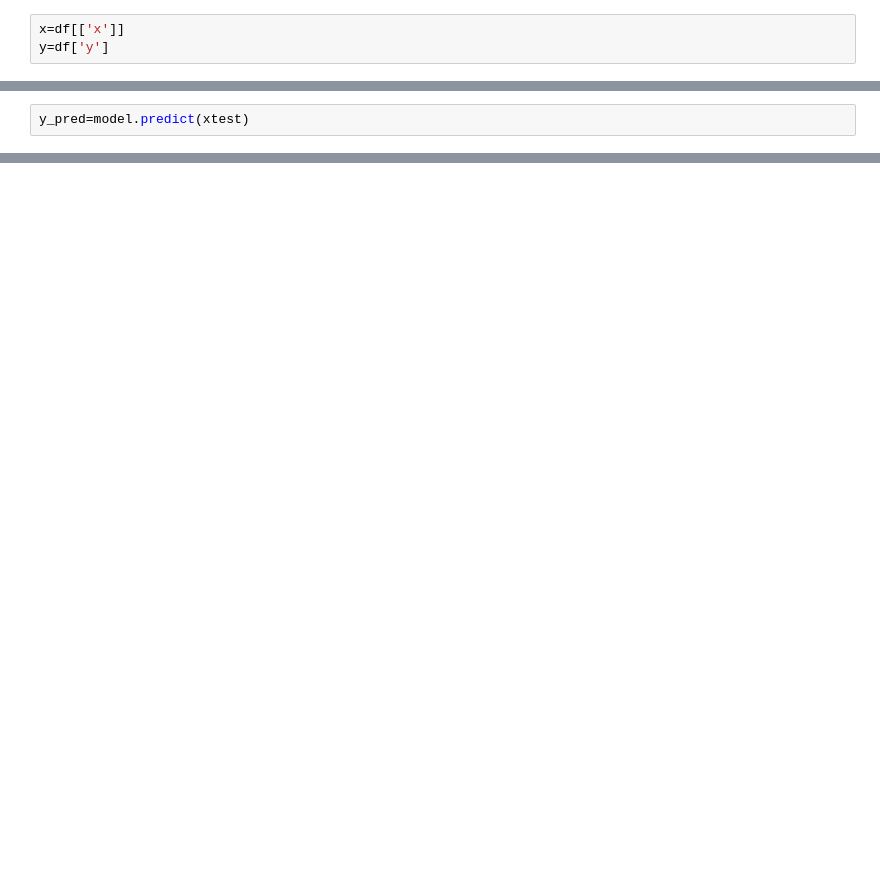
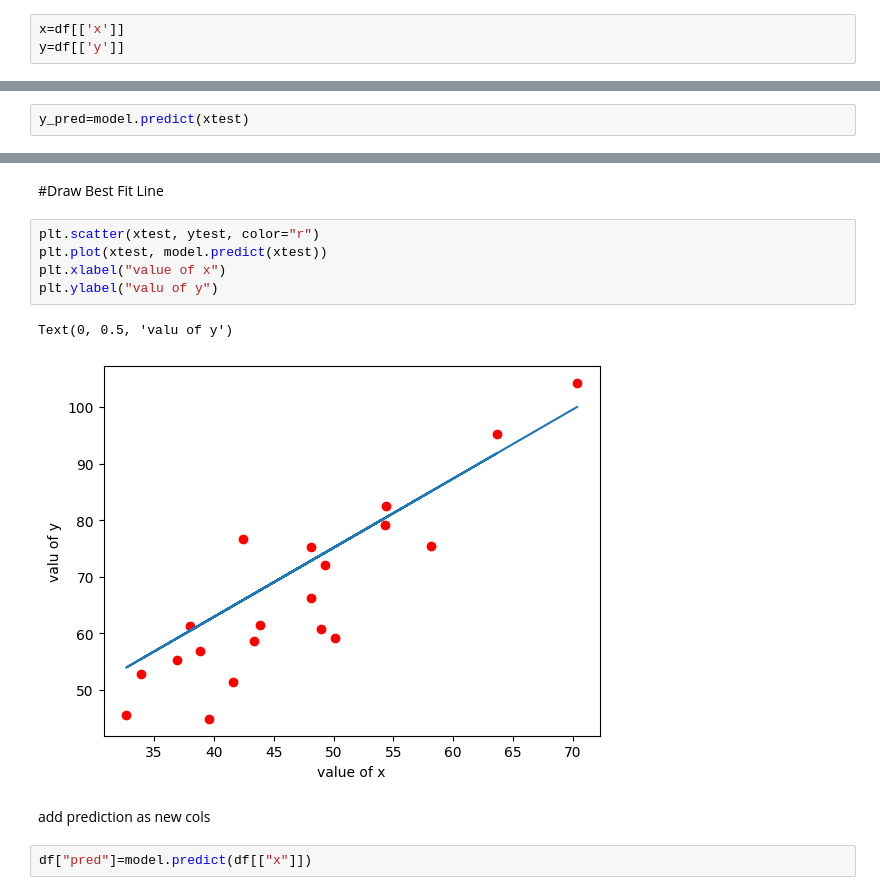
Before and after one commit to arzuantor/Linear-Regression, a Jupyter notebook: leaner_rigression_.ipynb, the cells around one changed output, grey strips where cells are left out. Saved outputs shown, nothing was run; the diff lists cells and outputs as text; blank space fills up the shorter version.

Commit message:
Draw Best Fit Line

```diff
--- a/leaner_rigression_.ipynb
+++ b/leaner_rigression_.ipynb
@@ -77,7 +77,7 @@ sns.heatmap(df.corr())
 #Data Distubution
 # %%
 x=df[['x']]
-y=df['y']
+y=df[['y']]
 # %%
 x.head(2)
 # %% [output]
@@ -156,0 +176,14 @@ array([ 75.29719392,  66.95946006,  74.20168945,  72.81387336,
+# %% [markdown]
+#Draw Best Fit Line
+# %%
+plt.scatter(xtest, ytest, color="r")
+plt.plot(xtest, model.predict(xtest))
+plt.xlabel("value of x")
+plt.ylabel("valu of y")
+# %% [output]
+Text(0, 0.5, 'valu of y')
+[figure, added]
+# %% [markdown]
+add prediction as new cols
+# %%
+df["pred"]=model.predict(df[["x"]])
```
Also changed, not shown: parts of 12 cells of this notebook.
